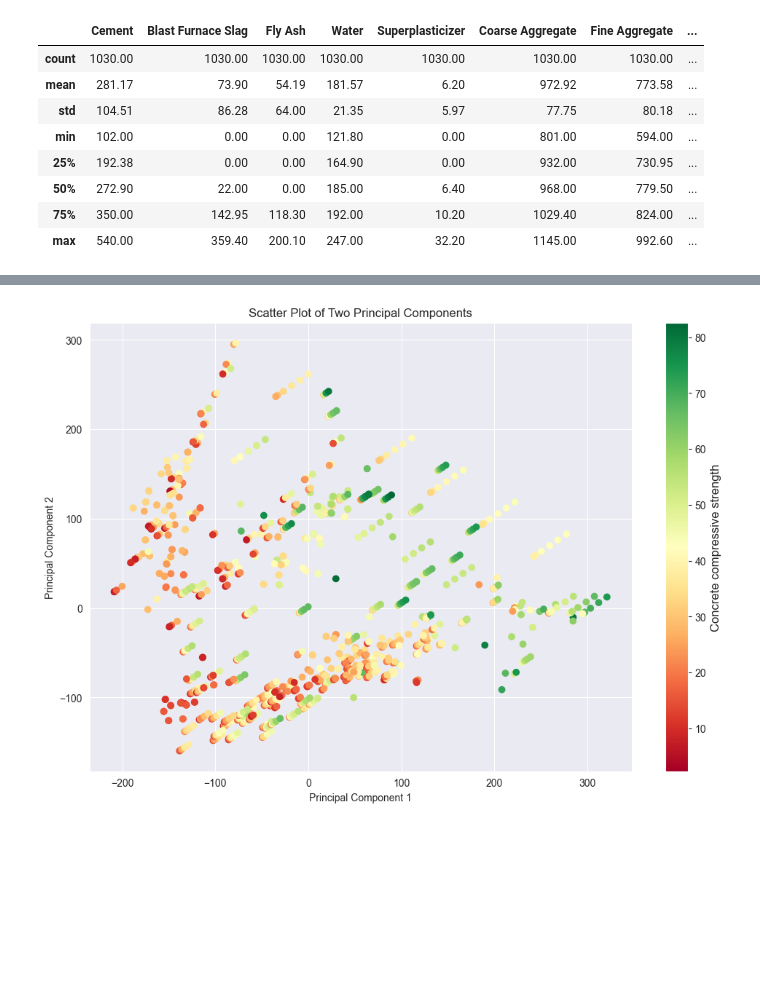
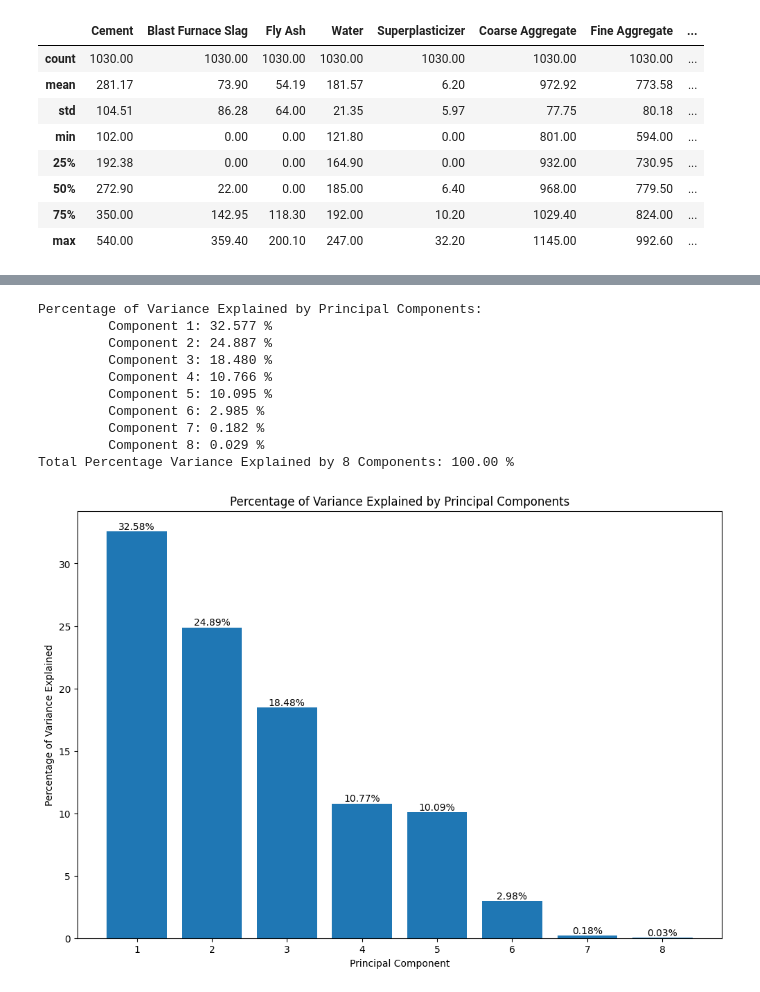
Before and after one commit to robertmackevic/mdv, a Jupyter notebook: principal-component-analysis.ipynb, the cells around one changed output, grey strips where cells are left out. Cells and saved outputs as stored; diff of their text form; code cells hidden in the pictures; blank space fills up the shorter version.

```diff
--- a/principal-component-analysis.ipynb
+++ b/principal-component-analysis.ipynb
@@ -128,4 +85,14 @@ Total Percentage Variance Explained by 2 Components: 57.46 %
-# %%
-plot_pca2(data)
-# %% [output]
-[figure, removed]
+# %%
+plot_principal_component_variance(dataset)
+# %% [output]
+Percentage of Variance Explained by Principal Components:
+         Component 1: 32.577 %
+         Component 2: 24.887 %
+         Component 3: 18.480 %
+         Component 4: 10.766 %
+         Component 5: 10.095 %
+         Component 6: 2.985 %
+         Component 7: 0.182 %
+         Component 8: 0.029 %
+Total Percentage Variance Explained by 8 Components: 100.00 %
+[figure, added]
```
Also changed, not shown: parts of 10 cells of this notebook.
